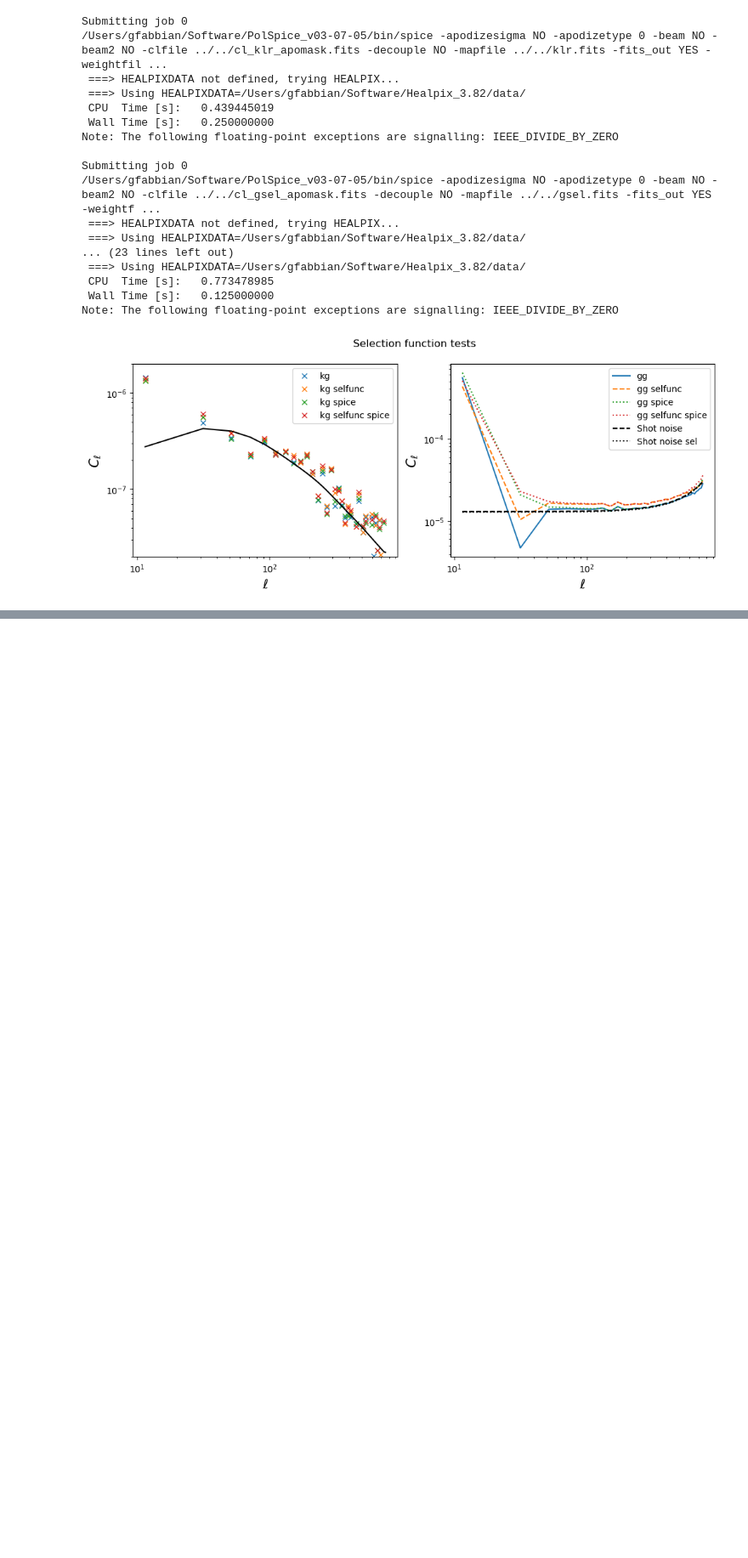
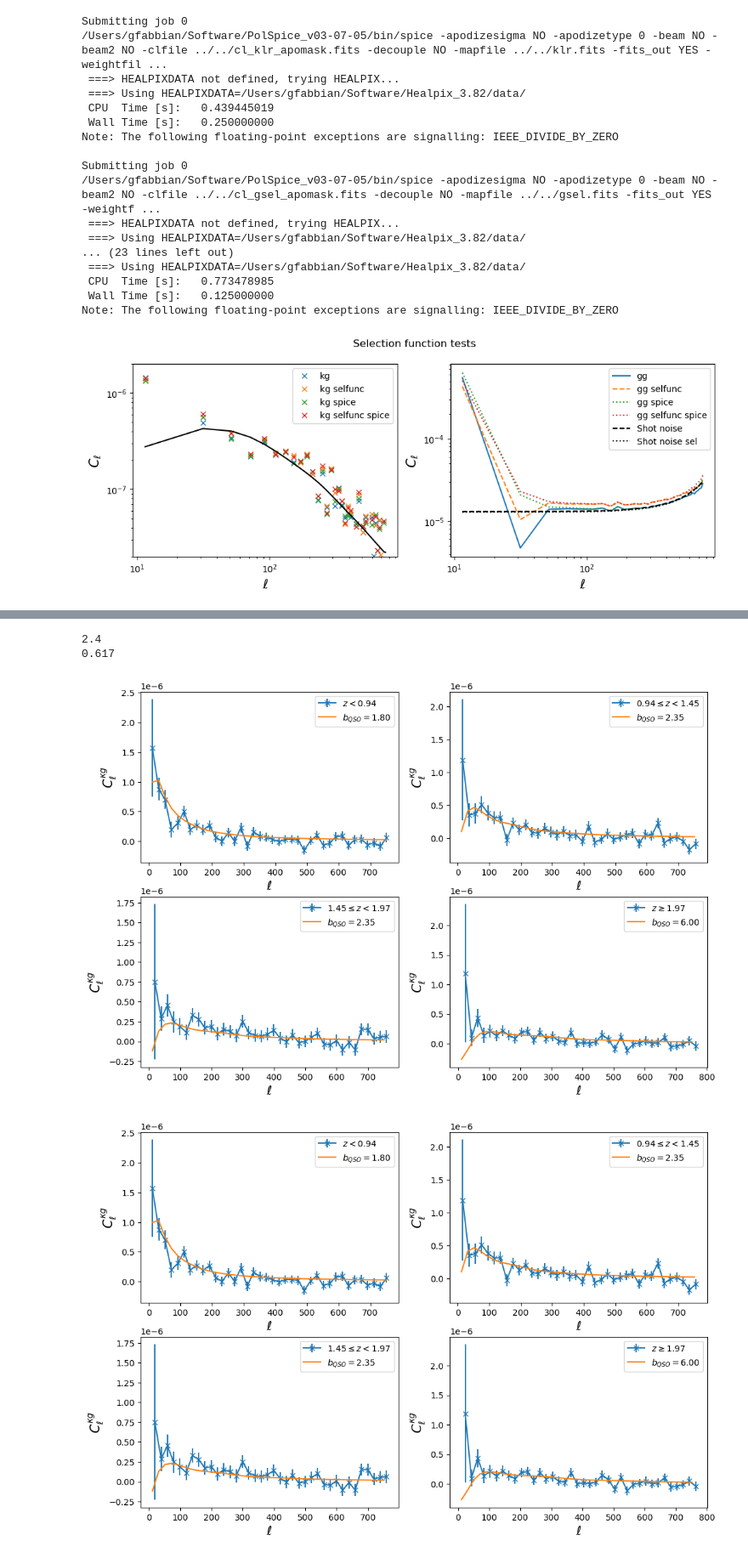
Before and after one commit to kstoreyf/gaia-quasars-lss, a Jupyter notebook: notebooks/gaia_qso_data_pstest.ipynb, the cells around one changed output, grey strips where cells are left out. Shown at 85% size. Cells and saved outputs as stored; diff of their text form; code cells hidden in the pictures; blank space fills up the shorter version.

```diff
--- a/notebooks/gaia_qso_data_pstest.ipynb
+++ b/notebooks/gaia_qso_data_pstest.ipynb
@@ -756,0 +939,35 @@ The auto spectrum of QSO is very bad and displays a big excess of power in the f
+# %%
+print(np.median(z[z>2]))
+print(np.median(z[z<0.94]))
+# %% [output]
+2.4
+0.617
+# %%
+zlabels=['$z<%.2f$'%bounds[0],'$%.2f\leq z<%.2f$'%(bounds[0],bounds[1]),'$%.2f\leq z<%.2f$'%(bounds[1],bounds[2]),
+'$z\geq %.2f$'%bounds[-1],'$z<z_{max}$']
+
+plotid=220
+bias_rescaling=[1.8/b_quasar,1,1,6./b_quasar]
+
+pl.figure(figsize=(12,8))
+
+for i,clkg_czi in enumerate(clkg_cz[:-1]):
+    pl.subplot(int(plotid+i+1))
+    #errorbar
+    dki_z1 = np.sqrt(clkk_cz*clgg_cz[i] + clkg_czi**2)/np.sqrt((2*lb+1)*delta_b*np.mean(apomask_gal50))
+    pl.errorbar(lb+4*i,clkg_czi,yerr=dki_z1,ls='-',marker='x',label=zlabels[i])
+    pl.errorbar(lb,bias_rescaling[i]*cl_kg_thcz_binned[i],ls='-',
+                marker='',label='$b_{QSO}=%.2f$'%(b_quasar*bias_rescaling[i]))
+    #pl.errorbar(lb,cl_kg_thcz_binned[i],ls='-',marker='')
+#pl.errorbar(lb,clgg_cz[-1],ls='-',marker='x',label=zlabels[i])
+#pl.errorbar(lb,cl_kg_th_binned,color='black')
+#pl.ylim(2e-08,2e-06)
+    pl.legend()
+    #pl.xscale('log')
+    #pl.yscale('log')
+    pl.xlabel('$\ell$',size=15)
+    pl.ylabel('$C^{\kappa g}_\ell$',size=15)
+pl.show()
+# %% [output]
+[figure, added]
+[figure, added]
```
Also changed, not shown: parts of 17 cells of this notebook.
